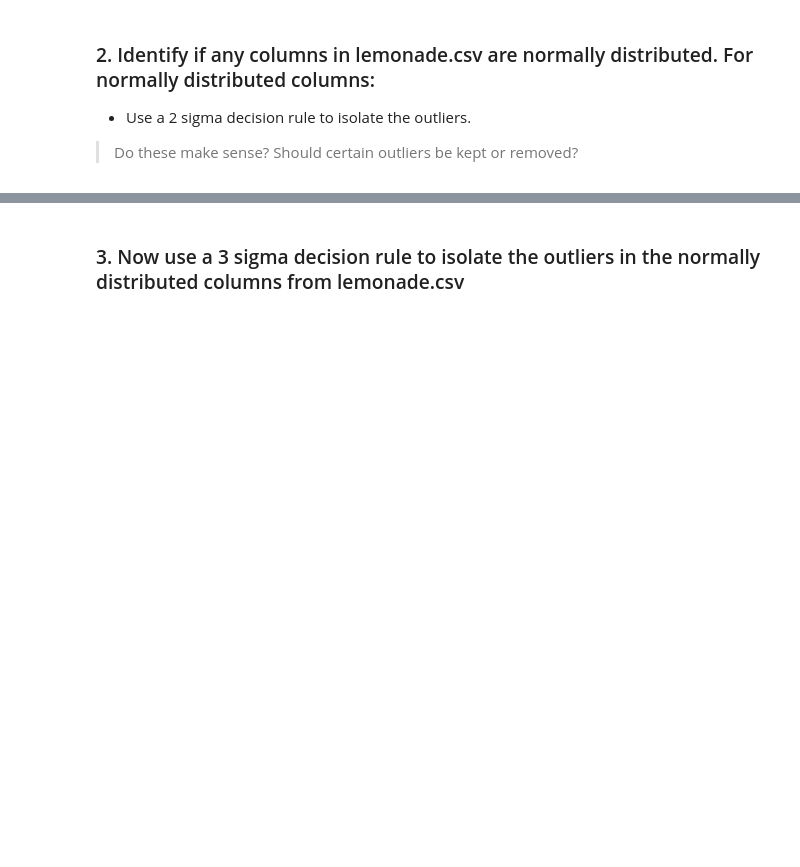
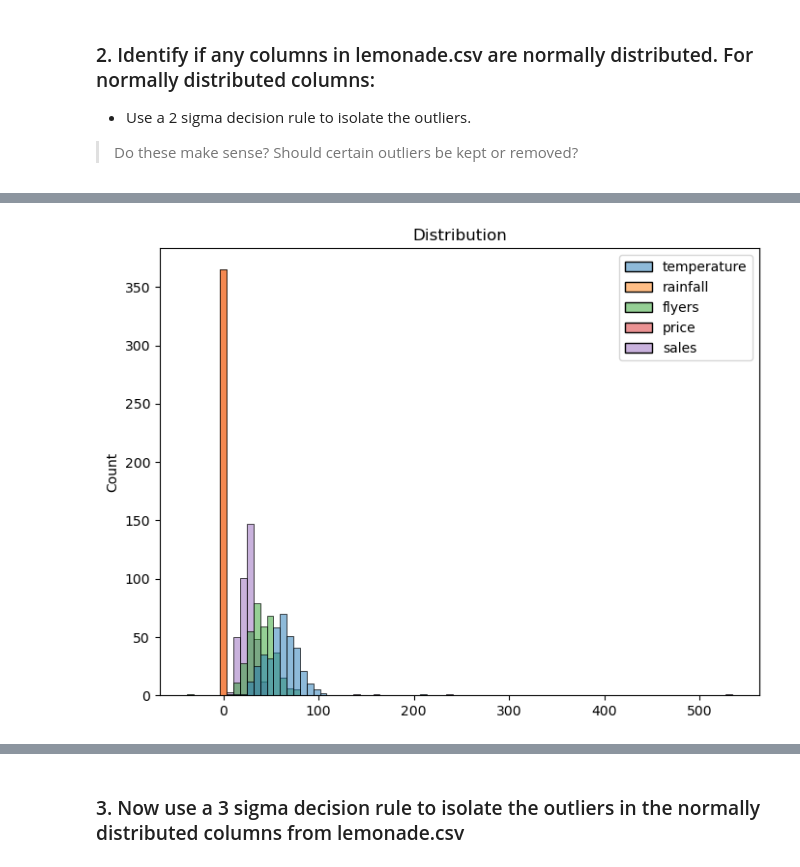
Before and after one commit to rosendo-lugo/anomaly-detection-exercises, a Jupyter notebook: continuous_probabilistic_methods.ipynb, the cells around one changed output, grey strips where cells are left out. Saved outputs shown, nothing was run; the diff lists cells and outputs as text; code cells hidden in the pictures; blank space fills up the shorter version.

```diff
--- a/continuous_probabilistic_methods.ipynb
+++ b/continuous_probabilistic_methods.ipynb
@@ -146,0 +290,8 @@ def get_outliers_col(df):
+# %%
+# Checking the distribution of lemonade.csc
+plt.figure(figsize=(8, 6))
+sns.histplot(df)
+plt.title('Distribution')
+plt.show()
+# %% [output]
+[figure, added]
```
Also changed, not shown: parts of 28 cells of this notebook, 4 other files.
